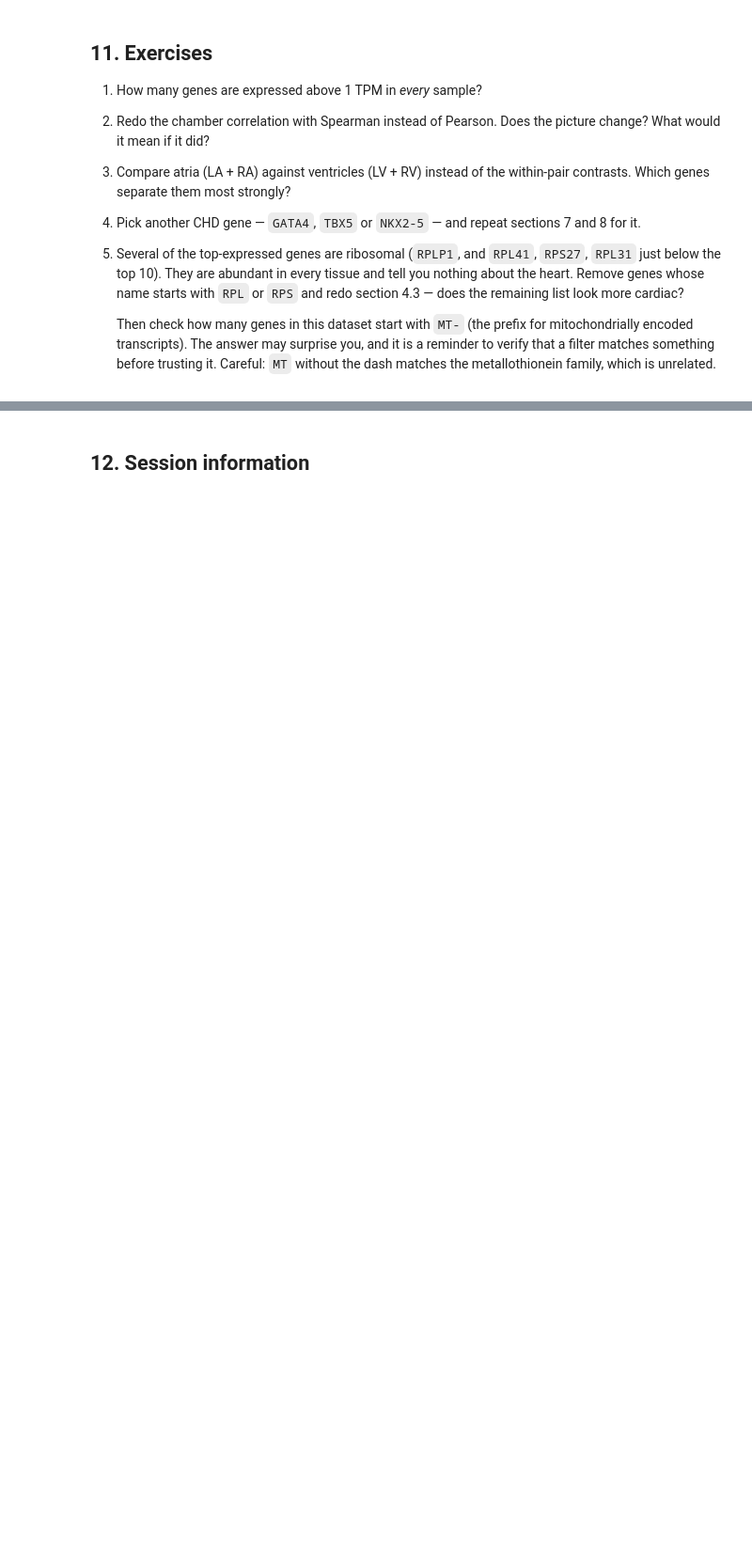
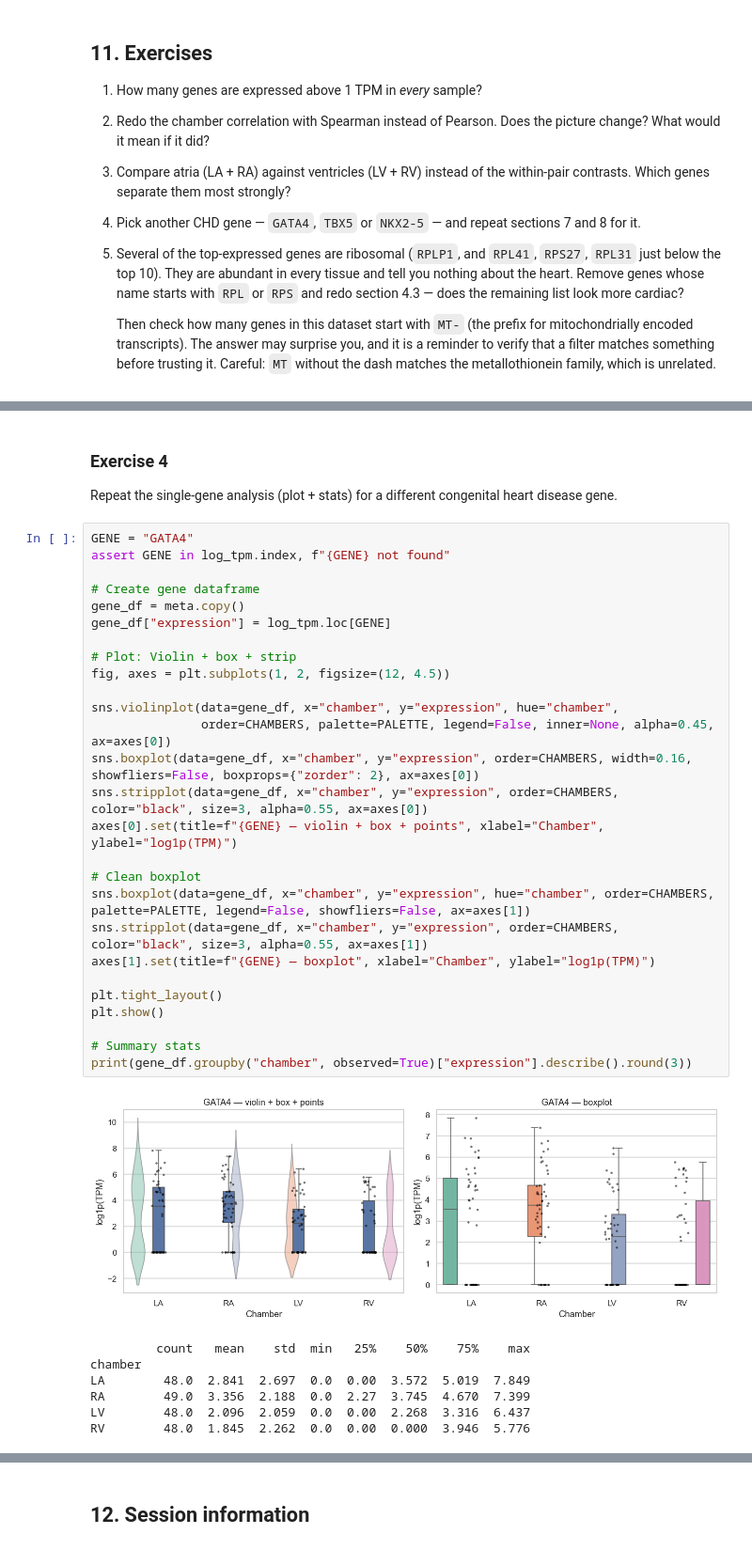
Before and after one commit to enriquea/ZebraQ, a Jupyter notebook: lessons-py/S6_Bonus_GSE106118.ipynb, the cells around one changed output, grey strips where cells are left out. Shown at 94% size. Cells and saved outputs as stored; diff of their text form; blank space fills up the shorter version.

```diff
--- a/lessons-py/S6_Bonus_GSE106118.ipynb
+++ b/lessons-py/S6_Bonus_GSE106118.ipynb
@@ -550,0 +720,38 @@ We leave this as an exercise because it needs internet access at run time.
+# %% [markdown]
+### Exercise 4
+Repeat the single-gene analysis (plot + stats) for a different congenital heart disease gene.
+# %%
+GENE = "GATA4"
+assert GENE in log_tpm.index, f"{GENE} not found"
+
+# Create gene dataframe
+gene_df = meta.copy()
+gene_df["expression"] = log_tpm.loc[GENE]
+
+# Plot: Violin + box + strip
+fig, axes = plt.subplots(1, 2, figsize=(12, 4.5))
+
+sns.violinplot(data=gene_df, x="chamber", y="expression", hue="chamber",
+               order=CHAMBERS, palette=PALETTE, legend=False, inner=None, alpha=0.45, ax=axes[0])
+sns.boxplot(data=gene_df, x="chamber", y="expression", order=CHAMBERS, width=0.16, showfliers=False, boxprops={"zorder": 2}, ax=axes[0])
+sns.stripplot(data=gene_df, x="chamber", y="expression", order=CHAMBERS, color="black", size=3, alpha=0.55, ax=axes[0])
+axes[0].set(title=f"{GENE} — violin + box + points", xlabel="Chamber", ylabel="log1p(TPM)")
+
+# Clean boxplot
+sns.boxplot(data=gene_df, x="chamber", y="expression", hue="chamber", order=CHAMBERS, palette=PALETTE, legend=False, showfliers=False, ax=axes[1])
+sns.stripplot(data=gene_df, x="chamber", y="expression", order=CHAMBERS, color="black", size=3, alpha=0.55, ax=axes[1])
+axes[1].set(title=f"{GENE} — boxplot", xlabel="Chamber", ylabel="log1p(TPM)")
+
+plt.tight_layout()
+plt.show()
+
+# Summary stats
+print(gene_df.groupby("chamber", observed=True)["expression"].describe().round(3))
+# %% [output]
+[figure, added]
+         count   mean    std  min   25%    50%    75%    max
+chamber
+LA        48.0  2.841  2.697  0.0  0.00  3.572  5.019  7.849
+RA        49.0  3.356  2.188  0.0  2.27  3.745  4.670  7.399
+LV        48.0  2.096  2.059  0.0  0.00  2.268  3.316  6.437
+RV        48.0  1.845  2.262  0.0  0.00  0.000  3.946  5.776
```
Also changed, not shown: parts of 21 cells of this notebook.
